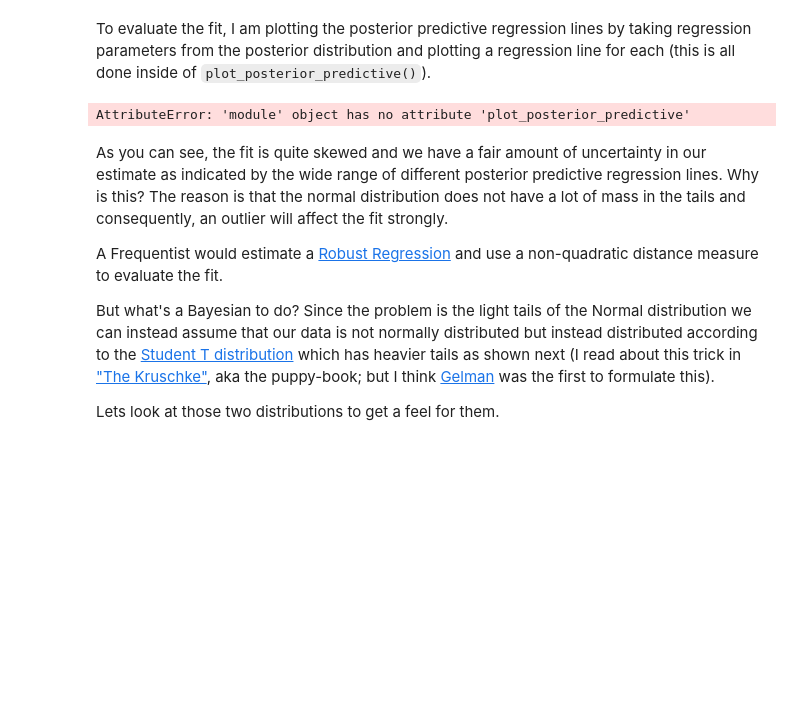
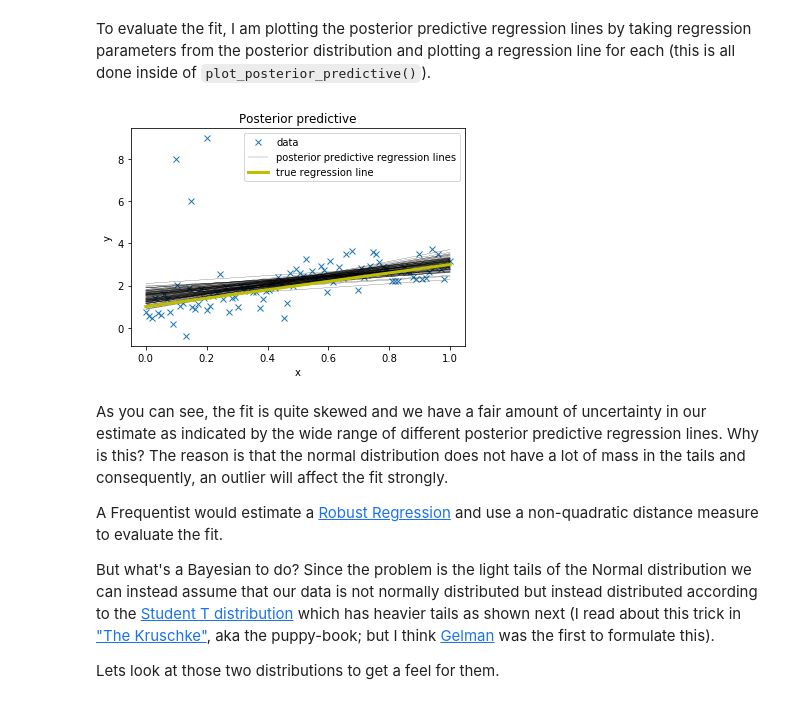
Before and after one commit to twiecki/WhileMyMCMCGentlySamples, a Jupyter notebook: content/downloads/notebooks/GLM-blog-robust.ipynb, the cells around one changed output. Saved outputs shown, nothing was run; the diff lists cells and outputs as text; code cells hidden in the pictures; blank space fills up the shorter version.

```diff
--- a/content/downloads/notebooks/GLM-blog-robust.ipynb
+++ b/content/downloads/notebooks/GLM-blog-robust.ipynb
@@ -65,7 +65,7 @@ Lets see what happens if we estimate our Bayesian linear regression model using
 # %%
 with pm.Model() as model:
     pm.GLM.from_formula('y ~ x', data)
-    trace = pm.sample(progressbar=False)
+    trace = pm.sample(progressbar=False, tune=1000)
 # %% [output]
 Auto-assigning NUTS sampler...
 Initializing NUTS using jitter+adapt_diag...
@@ -74,15 +74,15 @@ To evaluate the fit, I am plotting the posterior predictive regression lines by
 # %%
 plt.subplot(111, xlabel='x', ylabel='y',
             title='Posterior predictive regression lines')
 plt.plot(x_out, y_out, 'x', label='data')
-pm.glm.plot_posterior_predictive(trace, samples=100,
+pm.plots.plot_posterior_predictive_glm(trace, samples=100,
                                  label='posterior predictive regression lines')
 plt.plot(x, true_regression_line,
          label='true regression line', lw=3., c='y')
 
 plt.legend(loc=0);
 # %% [output]
-AttributeError: 'module' object has no attribute 'plot_posterior_predictive'
+[figure, added]
 # %% [markdown]
 As you can see, the fit is quite skewed and we have a fair amount of uncertainty in our estimate as indicated by the wide range of different posterior predictive regression lines. Why is this? The reason is that the normal distribution does not have a lot of mass in the tails and consequently, an outlier will affect the fit strongly.
 
```
Also changed, not shown: parts of 3 cells of this notebook, 1 other file.
